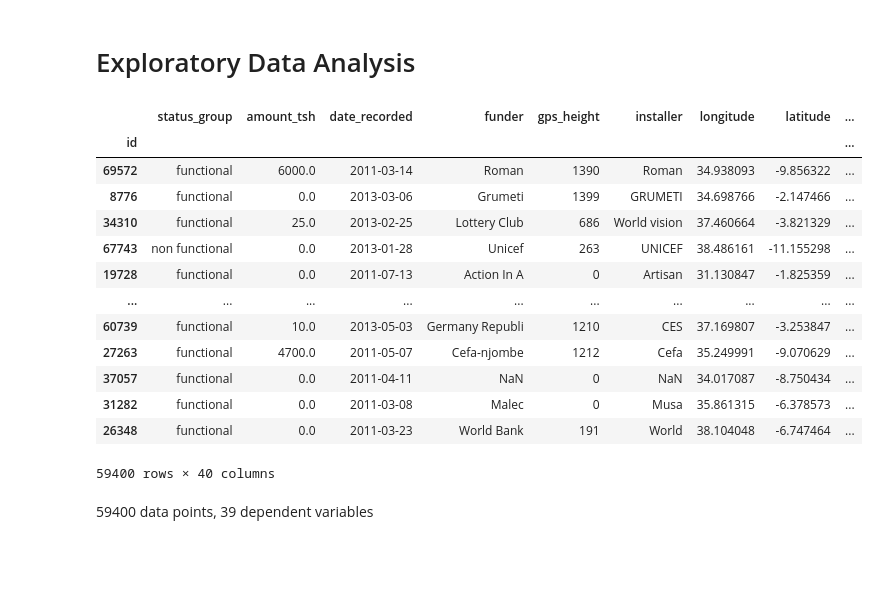
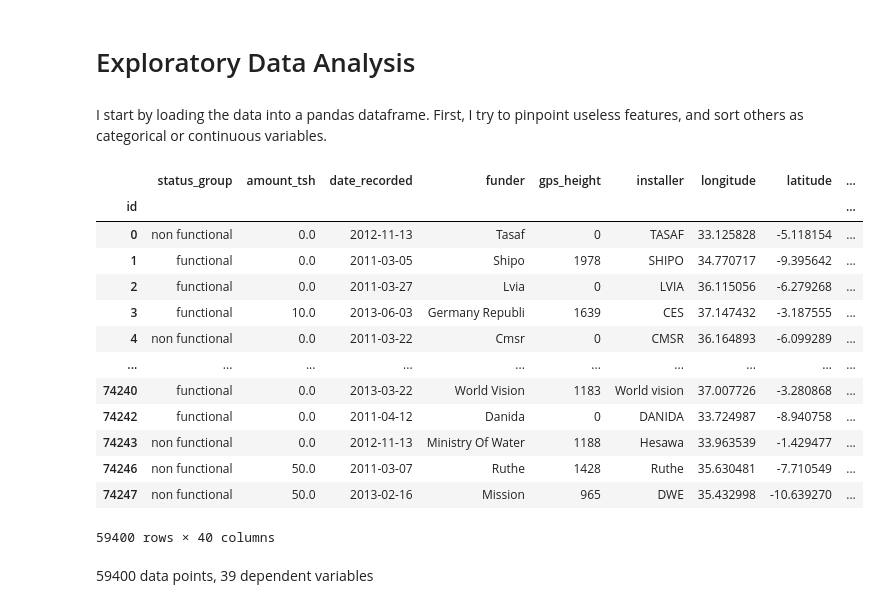
Before and after one commit to MullerAC/tanzanian-water-well-classification, a Jupyter notebook: 0-eda.ipynb, the cells around one changed output. Saved outputs shown, nothing was run; the diff lists cells and outputs as text; code cells hidden in the pictures; blank space fills up the shorter version.

Commit message:
completed eda and data cleaning

```diff
--- a/0-eda.ipynb
+++ b/0-eda.ipynb
@@ -1,27 +1,29 @@
 # %% [markdown]
 # Exploratory Data Analysis
+# %% [markdown]
+I start by loading the data into a pandas dataframe. First, I try to pinpoint useless features, and sort others as categorical or continuous variables.
 # %%
 import pandas as pd
 # %%
 df_x = pd.read_csv('data/data_x.csv', index_col='id')
 df_y = pd.read_csv('data/data_y.csv', index_col='id')
 df = pd.concat([df_y, df_x], axis=1)
-# %%
-df
-# %% [output]
-|  | status_group | amount_tsh | date_recorded | funder | gps_height | installer | longitude | latitude | ... |
-| id |  |  |  |  |  |  |  |  | ... |
-| 69572 | functional | 6000.0 | 2011-03-14 | Roman | 1390 | Roman | 34.938093 | -9.856322 | ... |
-| 8776 | functional | 0.0 | 2013-03-06 | Grumeti | 1399 | GRUMETI | 34.698766 | -2.147466 | ... |
-| 34310 | functional | 25.0 | 2013-02-25 | Lottery Club | 686 | World vision | 37.460664 | -3.821329 | ... |
-| 67743 | non functional | 0.0 | 2013-01-28 | Unicef | 263 | UNICEF | 38.486161 | -11.155298 | ... |
-| 19728 | functional | 0.0 | 2011-07-13 | Action In A | 0 | Artisan | 31.130847 | -1.825359 | ... |
-| ... | ... | ... | ... | ... | ... | ... | ... | ... | ... |
-| 60739 | functional | 10.0 | 2013-05-03 | Germany Republi | 1210 | CES | 37.169807 | -3.253847 | ... |
-| 27263 | functional | 4700.0 | 2011-05-07 | Cefa-njombe | 1212 | Cefa | 35.249991 | -9.070629 | ... |
-| 37057 | functional | 0.0 | 2011-04-11 | NaN | 0 | NaN | 34.017087 | -8.750434 | ... |
-| 31282 | functional | 0.0 | 2011-03-08 | Malec | 0 | Musa | 35.861315 | -6.378573 | ... |
-| 26348 | functional | 0.0 | 2011-03-23 | World Bank | 191 | World | 38.104048 | -6.747464 | ... |
-59400 rows × 40 columns
+# %%
+df.sort_values(by='id')
+# %% [output]
+|  | status_group | amount_tsh | date_recorded | funder | gps_height | installer | longitude | latitude | ... |
+| id |  |  |  |  |  |  |  |  | ... |
+| 0 | non functional | 0.0 | 2012-11-13 | Tasaf | 0 | TASAF | 33.125828 | -5.118154 | ... |
+| 1 | functional | 0.0 | 2011-03-05 | Shipo | 1978 | SHIPO | 34.770717 | -9.395642 | ... |
+| 2 | functional | 0.0 | 2011-03-27 | Lvia | 0 | LVIA | 36.115056 | -6.279268 | ... |
+| 3 | functional | 10.0 | 2013-06-03 | Germany Republi | 1639 | CES | 37.147432 | -3.187555 | ... |
+| 4 | non functional | 0.0 | 2011-03-22 | Cmsr | 0 | CMSR | 36.164893 | -6.099289 | ... |
+| ... | ... | ... | ... | ... | ... | ... | ... | ... | ... |
+| 74240 | functional | 0.0 | 2013-03-22 | World Vision | 1183 | World vision | 37.007726 | -3.280868 | ... |
+| 74242 | functional | 0.0 | 2011-04-12 | Danida | 0 | DANIDA | 33.724987 | -8.940758 | ... |
+| 74243 | non functional | 0.0 | 2012-11-13 | Ministry Of Water | 1188 | Hesawa | 33.963539 | -1.429477 | ... |
+| 74246 | non functional | 50.0 | 2011-03-07 | Ruthe | 1428 | Ruthe | 35.630481 | -7.710549 | ... |
+| 74247 | non functional | 50.0 | 2013-02-16 | Mission | 965 | DWE | 35.432998 | -10.639270 | ... |
+59400 rows × 40 columns
 # %% [markdown]
 59400 data points, 39 dependent variables
```
Also changed, not shown: parts of 35 cells of this notebook, 1 other file.
